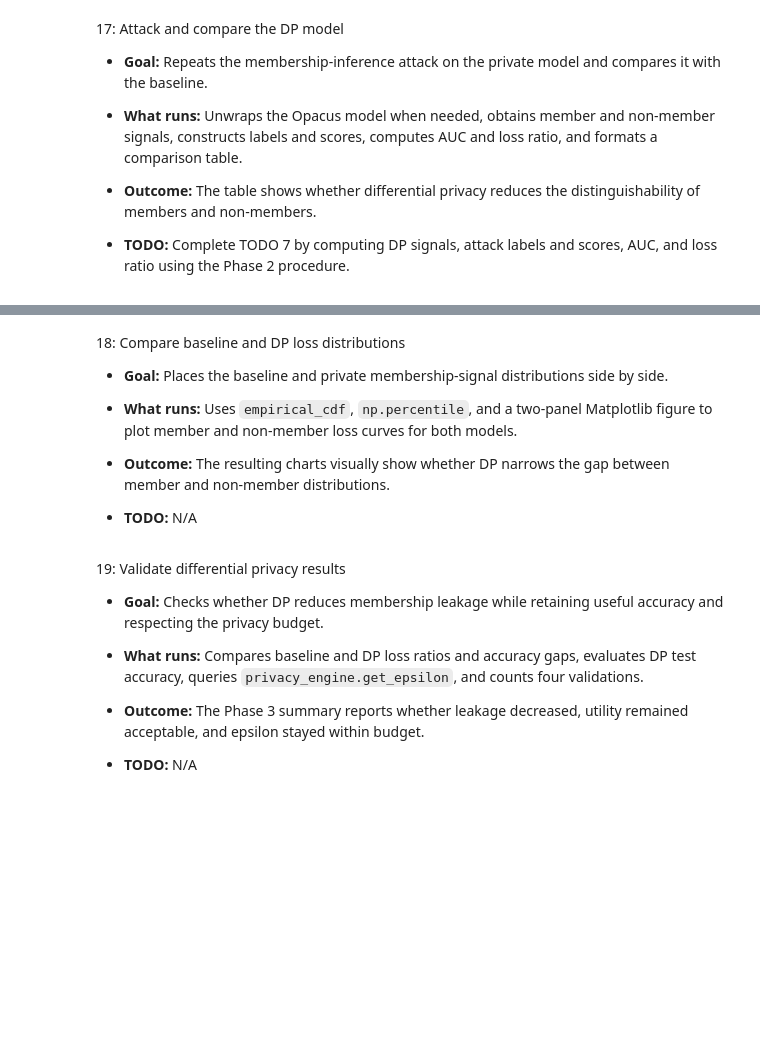
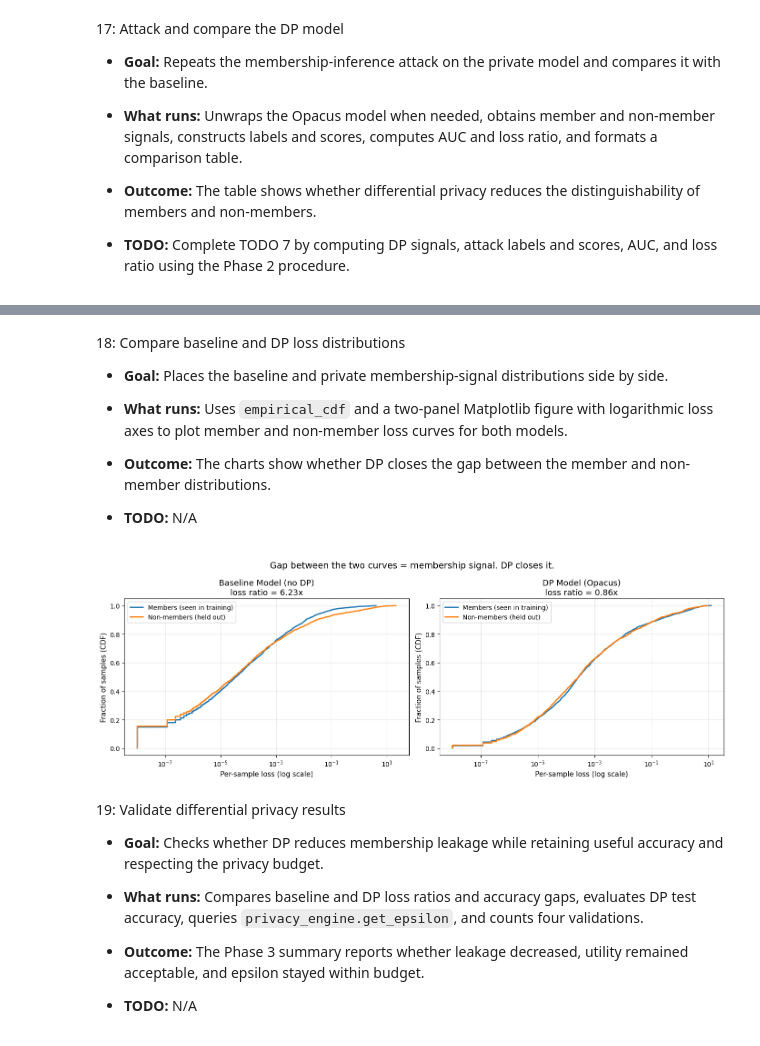
Before and after one commit to xuyeliu/Summer-School-Tutorial-Lab, a Jupyter notebook: privacy_lab_solution.ipynb, the cells around one changed output, grey strips where cells are left out. Cells and saved outputs as stored; diff of their text form; code cells hidden in the pictures; blank space fills up the shorter version.

```diff
--- a/privacy_lab_solution.ipynb
+++ b/privacy_lab_solution.ipynb
@@ -882,44 +1007,41 @@ DP makes members LESS distinguishable from non-members!
 
 - **Goal:** Places the baseline and private membership-signal distributions side by side.
 
-- **What runs:** Uses `empirical_cdf`, `np.percentile`, and a two-panel Matplotlib figure to plot member and non-member loss curves for both models.
+- **What runs:** Uses `empirical_cdf` and a two-panel Matplotlib figure with logarithmic loss axes to plot member and non-member loss curves for both models.
 
-- **Outcome:** The resulting charts visually show whether DP narrows the gap between member and non-member distributions.
+- **Outcome:** The charts show whether DP closes the gap between the member and non-member distributions.
 
 - **TODO:** N/A
 # %%
 def empirical_cdf(values):
     x = np.sort(values)
     y = np.arange(1, len(x) + 1) / len(x)
     return x, y
 
+LOSS_FLOOR = 1e-8
 fig, (ax1, ax2) = plt.subplots(1, 2, figsize=(14, 5))
 
-# --- Baseline model ---
-x_m, y_m = empirical_cdf(member_signals)
-x_nm, y_nm = empirical_cdf(nonmember_signals)
-ax1.plot(x_m, y_m, linewidth=2, label='Members (in)')
-ax1.plot(x_nm, y_nm, linewidth=2, label='Non-members (out)')
-ax1.set_xlim(0, np.percentile(np.concatenate([member_signals, nonmember_signals]), 99))
-ax1.set_xlabel('Per-sample loss (-log confidence)', fontsize=11)
-ax1.set_ylabel('Fraction of samples (CDF)', fontsize=11)
-ax1.set_title(f'Baseline Model (AUC = {mia_auc:.3f})', fontsize=13)
-ax1.legend(fontsize=11)
+panels = [
+    (ax1, member_signals, nonmember_signals, 'Baseline Model (no DP)', loss_ratio),
+    (ax2, member_signals_dp, nonmember_signals_dp, 'DP Model (Opacus)', loss_ratio_dp),
+]
+for ax, sig_m, sig_nm, title, ratio in panels:
+    x_m, y_m = empirical_cdf(np.maximum(sig_m, LOSS_FLOOR))
+    x_nm, y_nm = empirical_cdf(np.maximum(sig_nm, LOSS_FLOOR))
+    ax.plot(x_m, y_m, linewidth=2, label='Members (seen in training)')
+    ax.plot(x_nm, y_nm, linewidth=2, label='Non-members (held out)')
+    ax.set_xscale('log')
+    ax.set_xlabel('Per-sample loss (log scale)', fontsize=11)
+    ax.set_ylabel('Fraction of samples (CDF)', fontsize=11)
+    ax.set_title(f'{title}\nloss ratio = {ratio:.2f}x', fontsize=13)
+    ax.legend(fontsize=10, loc='upper left')
+    ax.grid(True, alpha=0.3)
 
-# --- DP model ---
-x_m_dp, y_m_dp = empirical_cdf(member_signals_dp)
-x_nm_dp, y_nm_dp = empirical_cdf(nonmember_signals_dp)
-ax2.plot(x_m_dp, y_m_dp, linewidth=2, label='Members (in)')
-ax2.plot(x_nm_dp, y_nm_dp, linewidth=2, label='Non-members (out)')
-ax2.set_xlim(0, np.percentile(np.concatenate([member_signals_dp, nonmember_signals_dp]), 99))
-ax2.set_xlabel('Per-sample loss (-log confidence)', fontsize=11)
-ax2.set_ylabel('Fraction of samples (CDF)', fontsize=11)
-ax2.set_title(f'DP Model (AUC = {mia_auc_dp:.3f})', fontsize=13)
-ax2.legend(fontsize=11)
-
-plt.suptitle('Membership Inference: gap between curves = privacy leakage', fontsize=14)
+plt.suptitle('Gap between the two curves = membership signal. DP closes it.', fontsize=14)
 plt.tight_layout()
 plt.show()
+# %% [output]
+[figure, added]
 # %% [markdown]
 19: Validate differential privacy results
 
```
Also changed, not shown: parts of 38 cells of this notebook, 19 other files.
